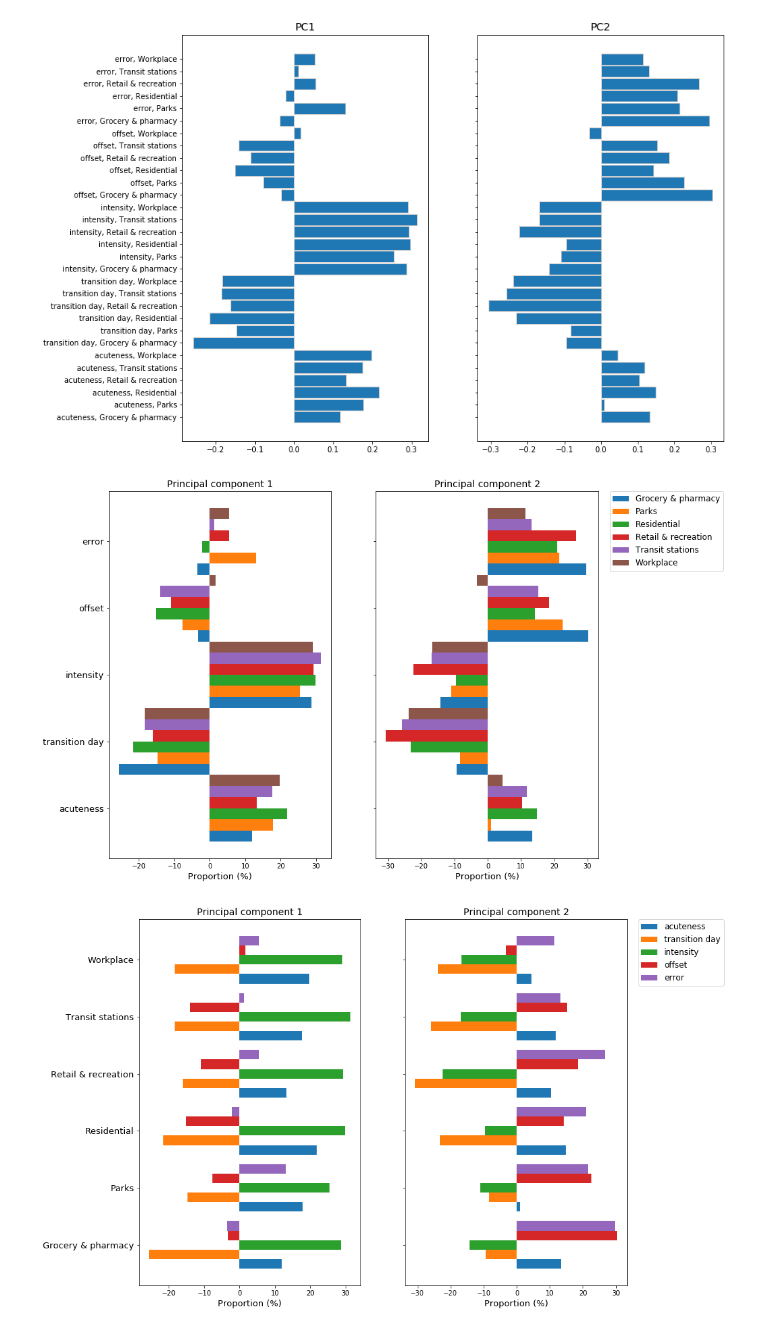
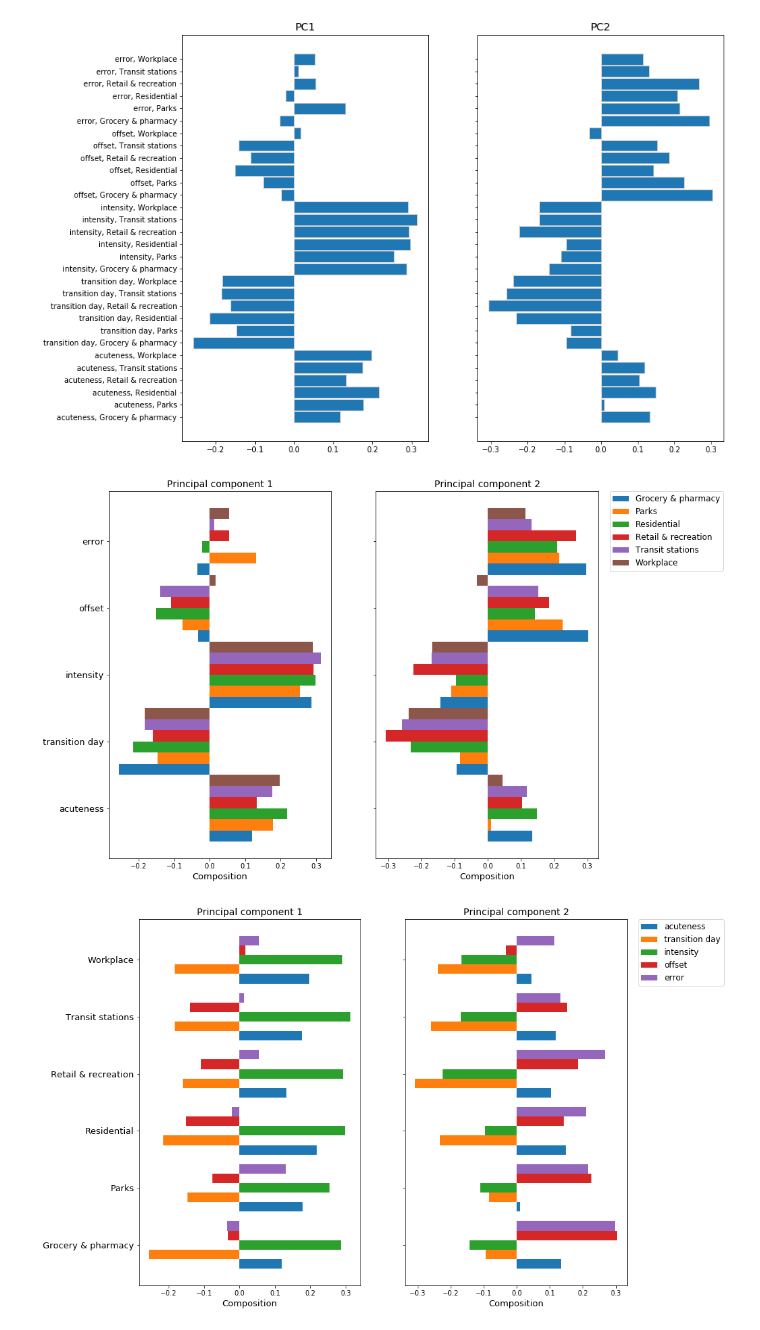
Before and after one commit to sylvainhislaire/projects, a Jupyter notebook: 3 - PCA Google Mobility Data.ipynb, the cells around one changed output. Drawn from its saved outputs; the diff is of its cells as text; code cells hidden in the pictures.

```diff
--- a/3 - PCA Google Mobility Data.ipynb
+++ b/3 - PCA Google Mobility Data.ipynb
@@ -225,28 +226,28 @@ ax2.barh(titles,pca.components_[1],height = 0.9,edgecolor='#cccccc')
 # %%
 # same graph than the previous one
 labels = list(df_param.index)
 
 fig, ax = plt.subplots(1, 2,figsize = (13,10),sharey = True)
 
 x = np.arange(len(labels))  # the label locations
 width = 1/6  # the width of the bars
 
 for j in [0,1]:
 
     pc_compo = []
     for i in range(len(sectors)):
-        pc_compo.append((pca.components_[j]*100)[np.array(range(i,30,6))[:]])
+        pc_compo.append((pca.components_[j])[np.array(range(i,30,6))[:]])
         ax[j].barh(x - 2*width-width/2+i/6, pc_compo[i], width, label=sectors[i])
 
-    ax[j].set_xlabel('Proportion (%)',size=13)
+    ax[j].set_xlabel('Composition',size=13)
     ax[j].set_title('Principal component ' + str(j+1),size=14)
     ax[j].set_yticks(x)
     ax[j].set_yticklabels(labels,size=13)
 
     if j == 1:
         ax[j].legend(fontsize = 12,bbox_to_anchor=(1.05, 1), loc='upper left', borderaxespad=0.)
 # %% [output]
-[figure, old version]
+[figure, new version]
 # %%
 labels = sectors
 
```
Also changed, not shown: parts of 3 cells of this notebook.
